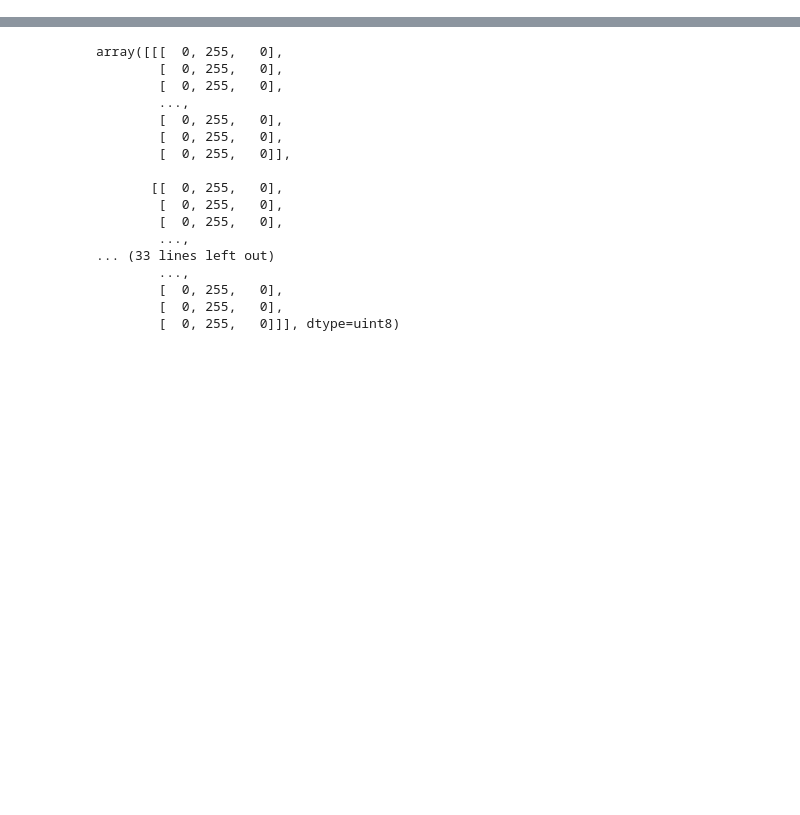
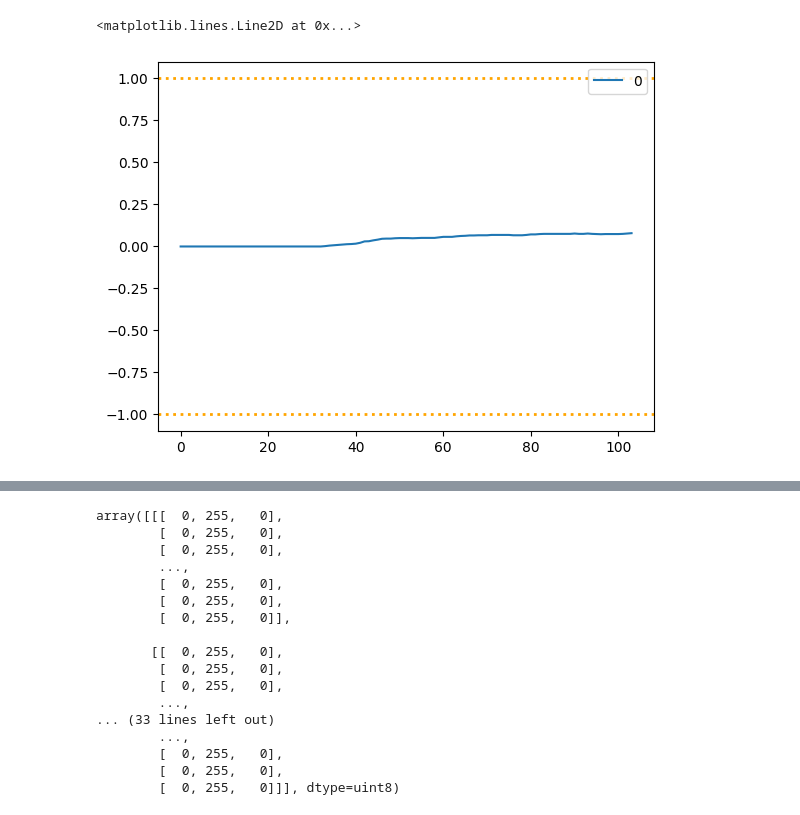
Before and after one commit to vitorfrois/ProjetoCorreia, a Jupyter notebook: rectangle.ipynb, the cells around one changed output, grey strips where cells are left out. Cells and saved outputs as stored; diff of their text form; code cells hidden in the pictures; blank space fills up the shorter version.

```diff
--- a/rectangle.ipynb
+++ b/rectangle.ipynb
@@ -1,12 +1,15 @@
 # %%
 import cv2 as cv
 import numpy as np
+import seaborn as sns
 
 font = cv.FONT_HERSHEY_SIMPLEX
 org = (50, 50)
 fontScale = 1
 color = (255, 255, 255)
 thickness = 2
+
+kernel = np.ones((3,3),np.uint8)
 # %%
 def compute_lines(line: np.array):
     rho,theta = line[0]
@@ -175,0 +268,13 @@ Nao foi possivel identificar linhas:
+# %%
+ax = sns.lineplot(
+    [
+        # belt_diff_series[50:],
+        window_median_series
+    ],
+    markers=False
+)
+ax.axhline(y=TOLERANCE, linewidth=2, color='orange', ls=':')
+ax.axhline(y=-TOLERANCE, linewidth=2, color='orange', ls=':')
+# %% [output]
+<matplotlib.lines.Line2D at 0x...>
+[figure, added]
```
Also changed, not shown: parts of 7 cells of this notebook.
